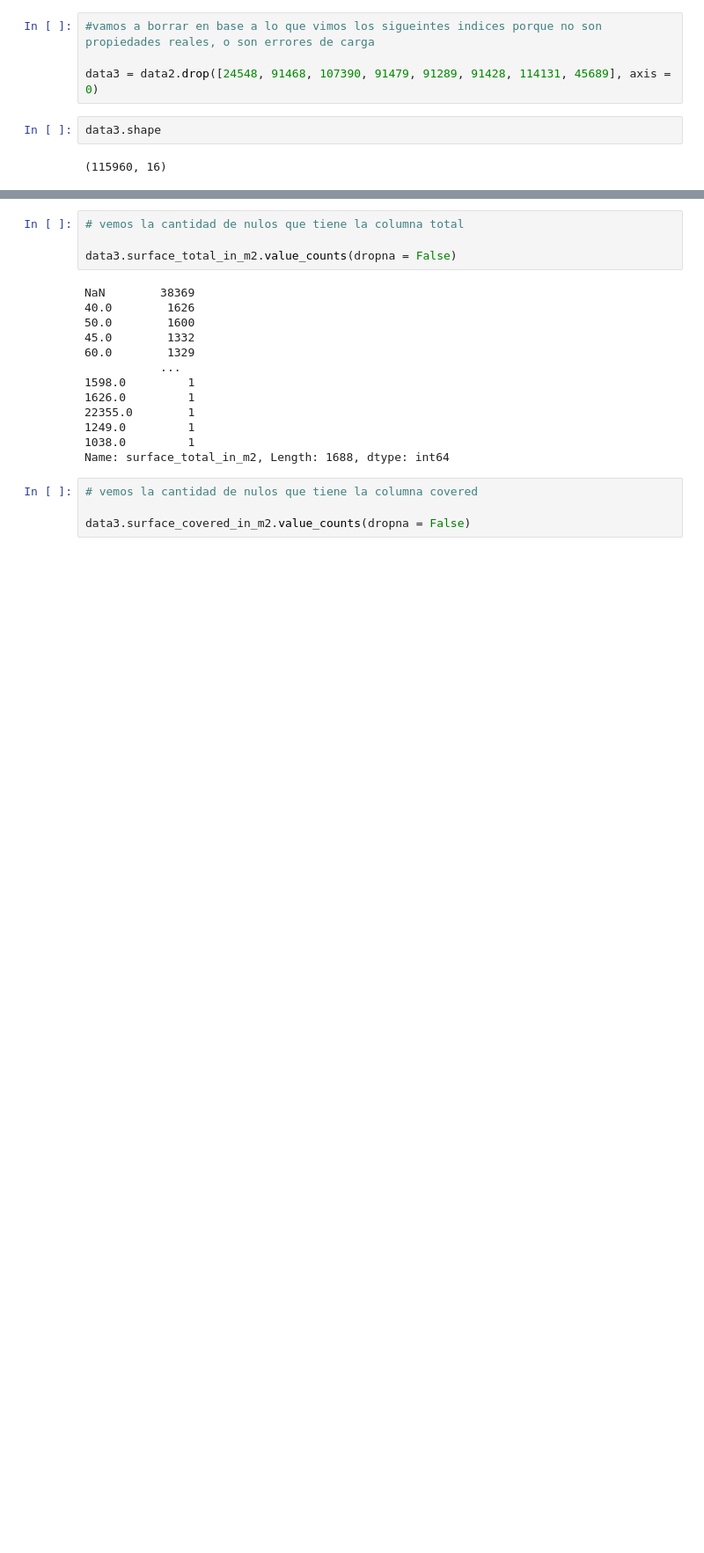
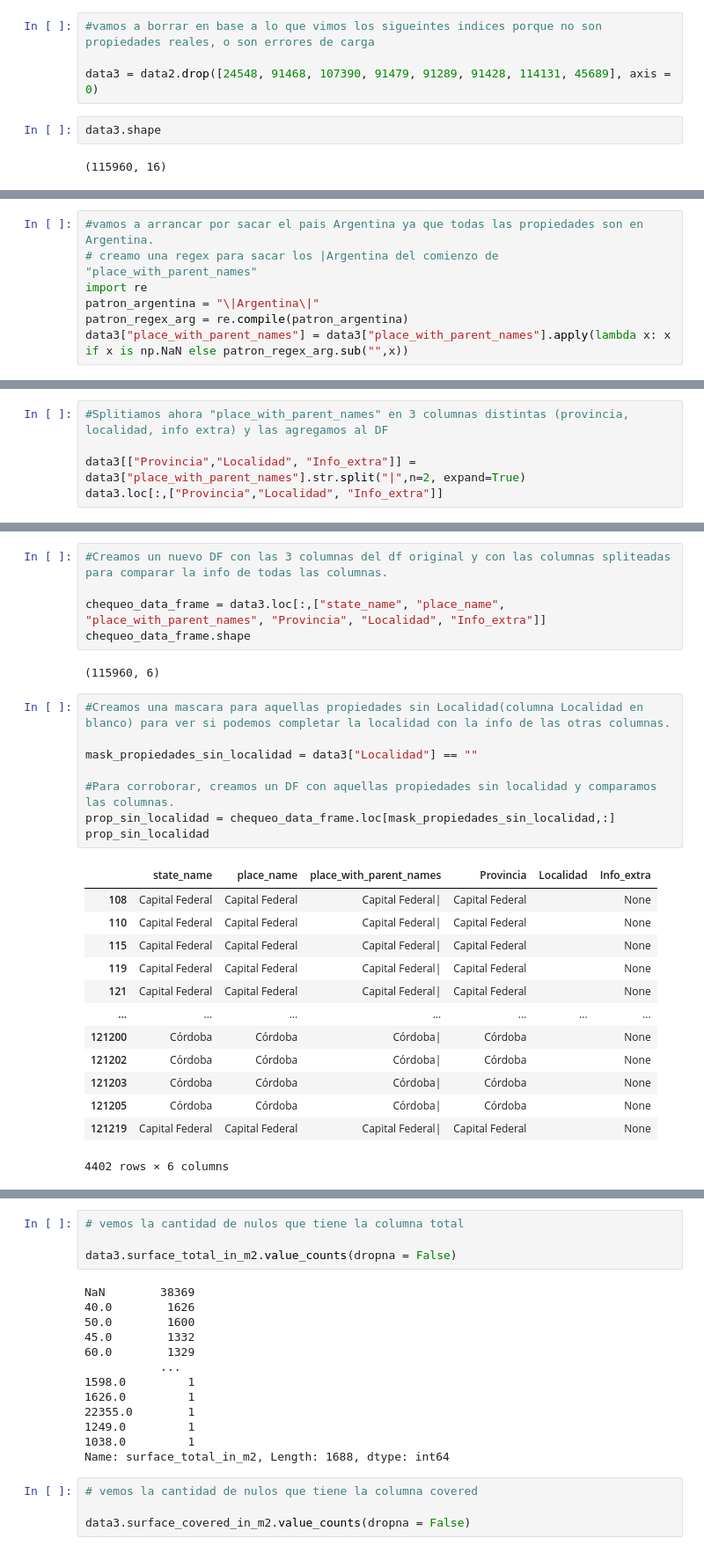
Before and after one commit to Digital-House-economicas/desafio1, a Jupyter notebook: Desafio_1_Final.ipynb, the cells around one changed output, grey strips where cells are left out. Shown at 88% size. Cells and saved outputs as stored; diff of their text form; blank space fills up the shorter version.

```diff
--- a/Desafio_1_Final.ipynb
+++ b/Desafio_1_Final.ipynb
@@ -291,0 +300,7 @@ data3.shape
+# %%
+#vamos a arrancar por sacar el pais Argentina ya que todas las propiedades son en Argentina.
+# creamo una regex para sacar los |Argentina del comienzo de "place_with_parent_names"
+import re
+patron_argentina = "\|Argentina\|"
+patron_regex_arg = re.compile(patron_argentina)
+data3["place_with_parent_names"] = data3["place_with_parent_names"].apply(lambda x: x if x is np.NaN else patron_regex_arg.sub("",x))
@@ -291,0 +323,5 @@ data3.shape
+# %%
+#Splitiamos ahora "place_with_parent_names" en 3 columnas distintas (provincia, localidad, info extra) y las agregamos al DF
+
+data3[["Provincia","Localidad", "Info_extra"]] = data3["place_with_parent_names"].str.split("|",n=2, expand=True)
+data3.loc[:,["Provincia","Localidad", "Info_extra"]]
@@ -291,0 +352,29 @@ data3.shape
+# %%
+#Creamos un nuevo DF con las 3 columnas del df original y con las columnas spliteadas para comparar la info de todas las columnas.
+
+chequeo_data_frame = data3.loc[:,["state_name", "place_name", "place_with_parent_names", "Provincia", "Localidad", "Info_extra"]]
+chequeo_data_frame.shape
+# %% [output]
+(115960, 6)
+# %%
+#Creamos una mascara para aquellas propiedades sin Localidad(columna Localidad en blanco) para ver si podemos completar la localidad con la info de las otras columnas.
+
+mask_propiedades_sin_localidad = data3["Localidad"] == ""
+
+#Para corroborar, creamos un DF con aquellas propiedades sin localidad y comparamos las columnas.
+prop_sin_localidad = chequeo_data_frame.loc[mask_propiedades_sin_localidad,:]
+prop_sin_localidad
+# %% [output]
+|  | state_name | place_name | place_with_parent_names | Provincia | Localidad | Info_extra |
+| 108 | Capital Federal | Capital Federal | Capital Federal| | Capital Federal |  | None |
+| 110 | Capital Federal | Capital Federal | Capital Federal| | Capital Federal |  | None |
+| 115 | Capital Federal | Capital Federal | Capital Federal| | Capital Federal |  | None |
+| 119 | Capital Federal | Capital Federal | Capital Federal| | Capital Federal |  | None |
+| 121 | Capital Federal | Capital Federal | Capital Federal| | Capital Federal |  | None |
+| ... | ... | ... | ... | ... | ... | ... |
+| 121200 | Córdoba | Córdoba | Córdoba| | Córdoba |  | None |
+| 121202 | Córdoba | Córdoba | Córdoba| | Córdoba |  | None |
+| 121203 | Córdoba | Córdoba | Córdoba| | Córdoba |  | None |
+| 121205 | Córdoba | Córdoba | Córdoba| | Córdoba |  | None |
+| 121219 | Capital Federal | Capital Federal | Capital Federal| | Capital Federal |  | None |
+4402 rows × 6 columns
```
Also changed, not shown: parts of 63 cells of this notebook.
